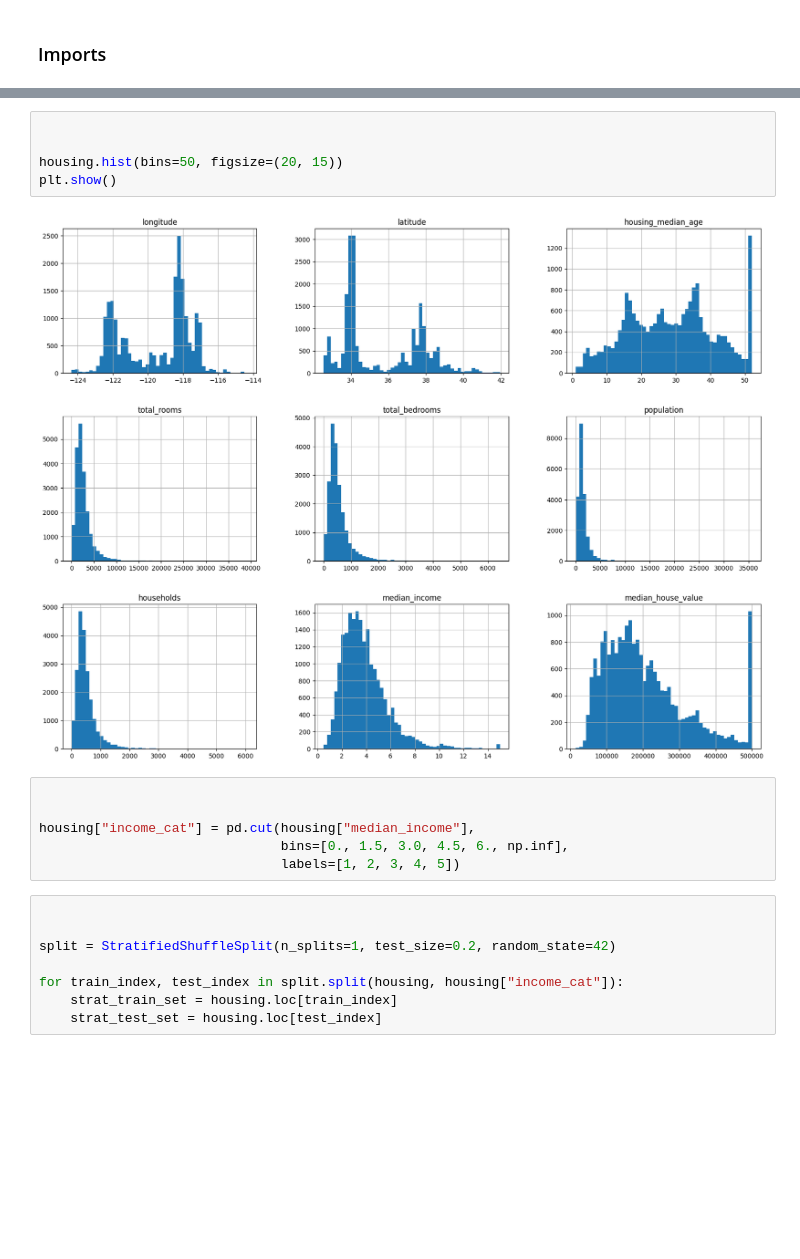
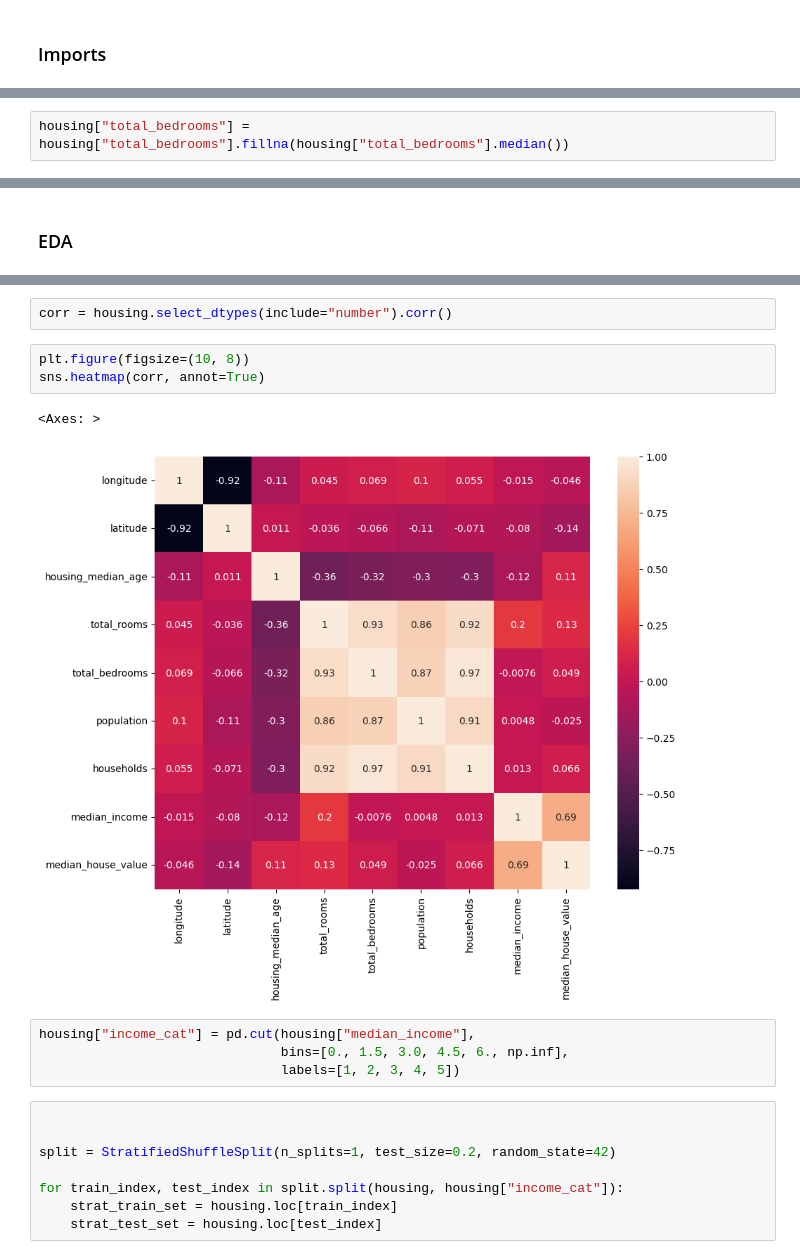
Before and after one commit to Abdullah2265Habib/california-housing-prediction-ml-project, a Jupyter notebook: California_Housing_Price_Prediction.ipynb, the cells around one changed output, grey strips where cells are left out. Saved outputs shown, nothing was run; the diff lists cells and outputs as text; blank space fills up the shorter version.

```diff
--- a/California_Housing_Price_Prediction.ipynb
+++ b/California_Housing_Price_Prediction.ipynb
@@ -92,0 +67,2 @@ dtype: int64
+# %%
+housing["total_bedrooms"] = housing["total_bedrooms"].fillna(housing["total_bedrooms"].median())
@@ -93,3 +83,5 @@ dtype: int64
+# %% [markdown]
+### EDA
 # %%
 housing.describe()
 # %% [output]
@@ -102,16 +94,15 @@ housing.describe()
 | 50% | -118.490000 | 34.260000 | 29.000000 | 2127.000000 | 435.000000 | 1166.000000 | 409.000000 | ... |
 | 75% | -118.010000 | 37.710000 | 37.000000 | 3148.000000 | 647.000000 | 1725.000000 | 605.000000 | ... |
 | max | -114.310000 | 41.950000 | 52.000000 | 39320.000000 | 6445.000000 | 35682.000000 | 6082.000000 | ... |
-# %%
-
-
-housing.hist(bins=50, figsize=(20, 15))
-plt.show()
-# %% [output]
-[figure, removed]
+# %%
+corr = housing.select_dtypes(include="number").corr()
+# %%
+plt.figure(figsize=(10, 8))
+sns.heatmap(corr, annot=True)
+# %% [output]
+<Axes: >
+[figure, added]
 # %%
-
-
 housing["income_cat"] = pd.cut(housing["median_income"],
                                bins=[0., 1.5, 3.0, 4.5, 6., np.inf],
                                labels=[1, 2, 3, 4, 5])
```
Also changed, not shown: parts of 13 cells of this notebook, 1 other file.
